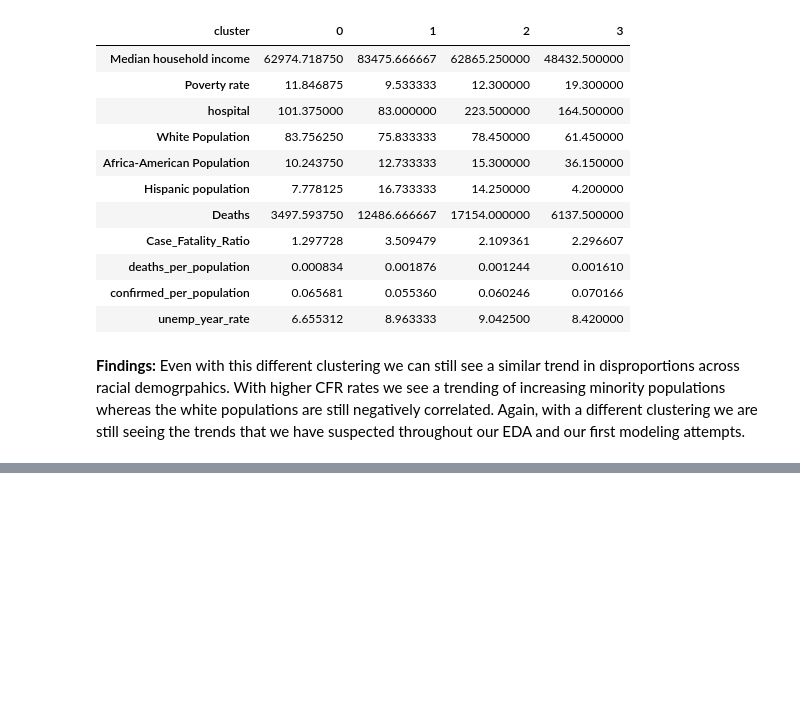
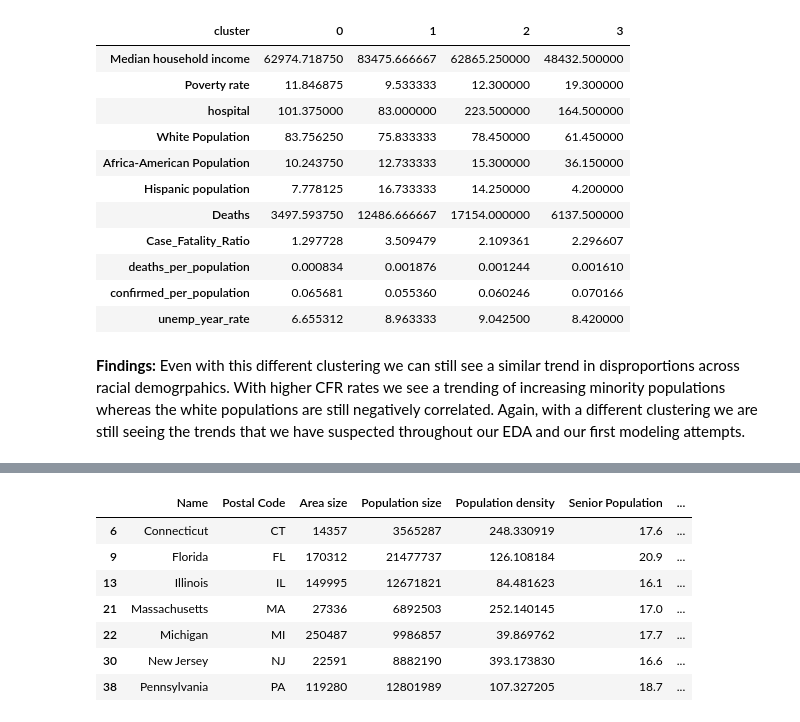
Before and after one commit to mrhartnett10/Covid19-Clustering-Demographic-Analysis-Group-Project, a Jupyter notebook: MH-Modeling-DBSCAN.ipynb, the cells around one changed output, grey strips where cells are left out. Cells and saved outputs as stored; diff of their text form; code cells hidden in the pictures; blank space fills up the shorter version.

```diff
--- a/MH-Modeling-DBSCAN.ipynb
+++ b/MH-Modeling-DBSCAN.ipynb
@@ -112,0 +125,12 @@ features_2.groupby('cluster').mean().T.drop(columns=-1)
+# %%
+#Filter out states that fall into cluster 1 & 2:
+df5[(df5['clusters'] == 1) | (df5['clusters'] == 2)]
+# %% [output]
+|  | Name | Postal Code | Area size | Population size | Population density | Senior Population | ... |
+| 6 | Connecticut | CT | 14357 | 3565287 | 248.330919 | 17.6 | ... |
+| 9 | Florida | FL | 170312 | 21477737 | 126.108184 | 20.9 | ... |
+| 13 | Illinois | IL | 149995 | 12671821 | 84.481623 | 16.1 | ... |
+| 21 | Massachusetts | MA | 27336 | 6892503 | 252.140145 | 17.0 | ... |
+| 22 | Michigan | MI | 250487 | 9986857 | 39.869762 | 17.7 | ... |
+| 30 | New Jersey | NJ | 22591 | 8882190 | 393.173830 | 16.6 | ... |
+| 38 | Pennsylvania | PA | 119280 | 12801989 | 107.327205 | 18.7 | ... |
```
Also changed, not shown: parts of 10 cells of this notebook, 4 other files.
